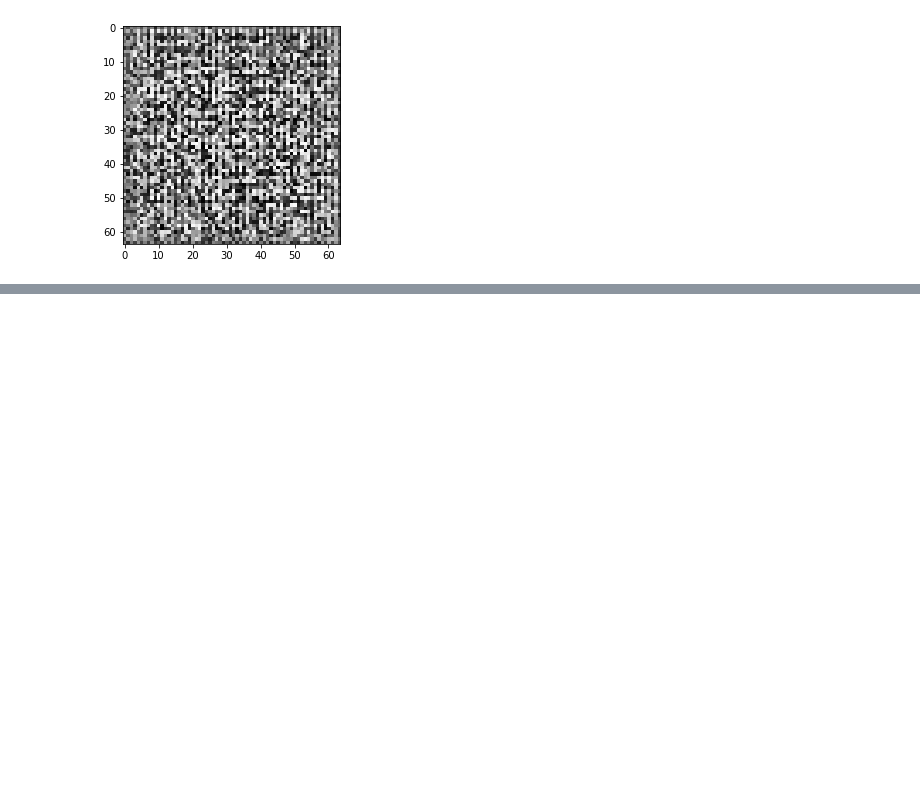
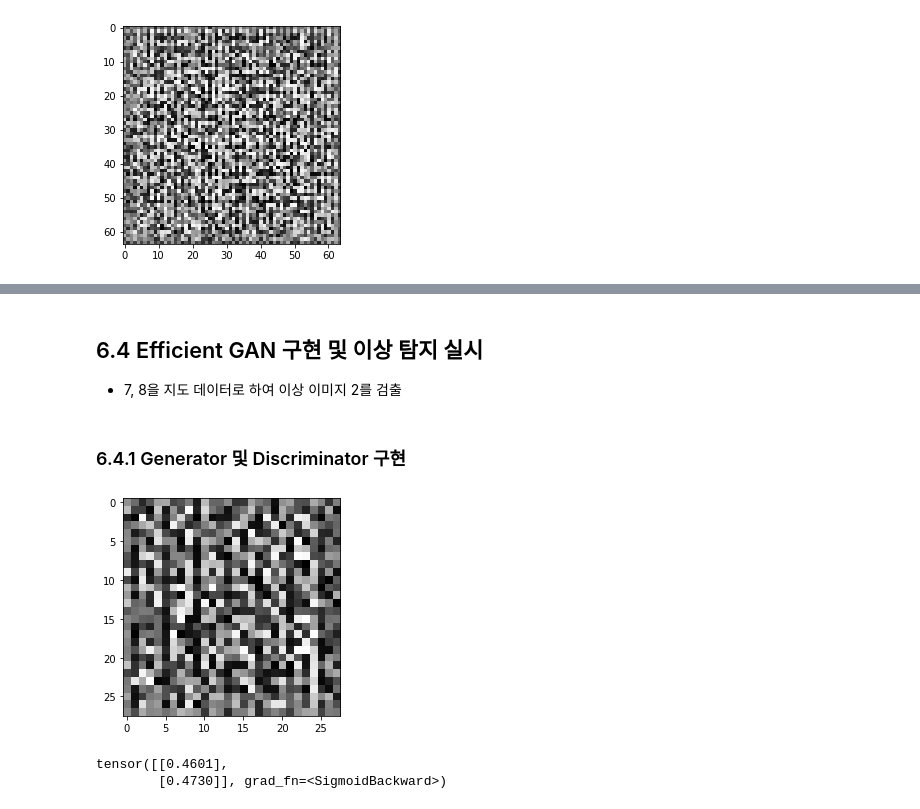
Before and after one commit to KodaHye/PyTorch, a Jupyter notebook: Chapter6. GAN을 활용한 이상 이미지 탐지(AnoGAN, Efficient GAN)/6. GAN을 활용한 이상 이미지 탐지.ipynb, the cells around one changed output, grey strips where cells are left out. Cells and saved outputs as stored; diff of their text form; code cells hidden in the pictures; blank space fills up the shorter version.

Commit message:
Add: Chapter6. AnoGAN and EfficientGAN

```diff
--- a/Chapter6. GAN을 활용한 이상 이미지 탐지(AnoGAN, Efficient GAN)/6. GAN을 활용한 이상 이미지 탐지.ipynb
+++ b/Chapter6. GAN을 활용한 이상 이미지 탐지(AnoGAN, Efficient GAN)/6. GAN을 활용한 이상 이미지 탐지.ipynb
@@ -354,0 +496,5 @@ def make_datapath_list():
+# %% [markdown]
+## 6.4 Efficient GAN 구현 및 이상 탐지 실시
+* 7, 8을 지도 데이터로 하여 이상 이미지 2를 검출
+# %% [markdown]
+### 6.4.1 Generator 및 Discriminator 구현
@@ -354,0 +539,19 @@ def make_datapath_list():
+# %%
+# 동작 확인
+import matplotlib.pyplot as plt
+%matplotlib inline
+
+G = Generator(z_dim=20)
+G.train()
+
+# 입력 난수
+# 배치 노멀라이제이션이 있으므로, 미니 배치 수는 2 이상
+input_z = torch.randn(2, 20)
+
+# 가짜 화상을 출력
+fake_images = G(input_z)  # torch.Size([2, 1, 28, 28])
+img_transformed = fake_images[0][0].detach().numpy()
+plt.imshow(img_transformed, 'gray')
+plt.show()
+# %% [output]
+[figure, added]
@@ -354,0 +608,16 @@ def make_datapath_list():
+# %%
+# 동작 확인
+D = Discriminator(z_dim=20)
+
+# 가짜 화상 생성
+input_z = torch.randn(2, 20)
+fake_images = G(input_z)
+
+# 가짜 화상을 D에 입력
+d_out, _ = D(fake_images, input_z)
+
+# 출력 d_out에 Sigmoid를 곱해 0에서 1로 변환
+print(nn.Sigmoid()(d_out))
+# %% [output]
+tensor([[0.4601],
+        [0.4730]], grad_fn=<SigmoidBackward>)
```
Also changed, not shown: parts of 30 cells of this notebook.
